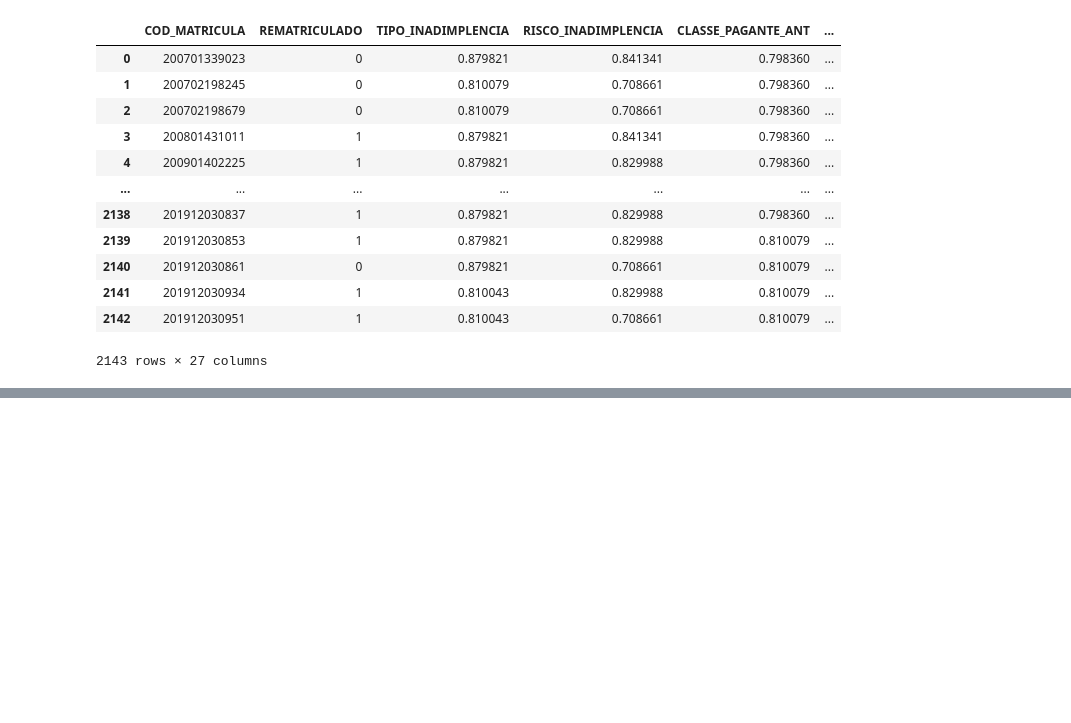
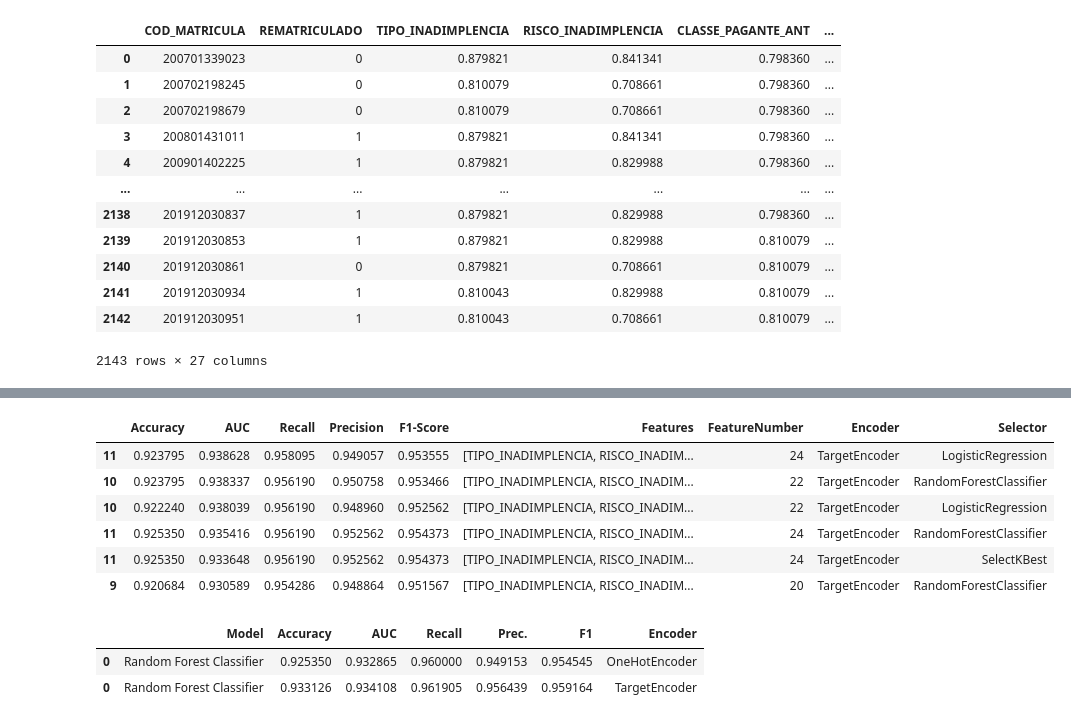
Before and after one commit to rmendesl/TCC, a Jupyter notebook: 04_CreateModelScikit_learn.ipynb, the cells around one changed output, grey strips where cells are left out. Saved outputs shown, nothing was run; the diff lists cells and outputs as text; code cells hidden in the pictures; blank space fills up the shorter version.

```diff
--- a/04_CreateModelScikit_learn.ipynb
+++ b/04_CreateModelScikit_learn.ipynb
@@ -221,0 +842,4 @@ df_renovacao_trg
+# %%
+# Cria um novo dataframe com o resultado do processo
+df1 = pd.DataFrame(list(zip(k_vs_acc, k_vs_auc, k_vs_recall, k_vs_precision, k_vs_f1, features_list,  k_numbers,  encoder, seletor)), columns = ['Accuracy', 'AUC', 'Recall', 'Precision', 'F1-Score', 'Features', 'FeatureNumber', 'Encoder', 'Selector'])
+df1.head()
@@ -221,0 +913,4 @@ df_renovacao_trg
+# %%
+# Cria um novo dataframe com o resultado do processo
+df2 = pd.DataFrame(list(zip(k_vs_acc, k_vs_auc, k_vs_recall, k_vs_precision, k_vs_f1, features_list,  k_numbers,  encoder, seletor)), columns = ['Accuracy', 'AUC', 'Recall', 'Precision', 'F1-Score', 'Features', 'FeatureNumber', 'Encoder', 'Selector'])
+df2.head()
@@ -221,0 +989,4 @@ df_renovacao_trg
+# %%
+# Cria um novo dataframe com o resultado do processo
+df3 = pd.DataFrame(list(zip(k_vs_acc, k_vs_auc, k_vs_recall, k_vs_precision, k_vs_f1, features_list,  k_numbers,  encoder, seletor)), columns = ['Accuracy', 'AUC', 'Recall', 'Precision', 'F1-Score', 'Features', 'FeatureNumber', 'Encoder', 'Selector'])
+df3.head()
@@ -221,0 +1020,4 @@ df_renovacao_trg
+# %%
+# Código para agregar os dataframes dos processos anteriores
+df_prediticion = pd.concat([df1,df2,df3], axis=0)
+df_prediticion.head()
@@ -221,0 +1031,12 @@ df_renovacao_trg
+# %%
+# Filtrando somente as 10 maiores métricas para análise
+df_filter = df_prediticion[(df_prediticion['AUC'] >= 0.93)]
+df_filter.sort_values('AUC',ascending=False).head(10)
+# %% [output]
+|  | Accuracy | AUC | Recall | Precision | F1-Score | Features | FeatureNumber | Encoder | Selector |
+| 11 | 0.923795 | 0.938628 | 0.958095 | 0.949057 | 0.953555 | [TIPO_INADIMPLENCIA, RISCO_INADIM... | 24 | TargetEncoder | LogisticRegression |
+| 10 | 0.923795 | 0.938337 | 0.956190 | 0.950758 | 0.953466 | [TIPO_INADIMPLENCIA, RISCO_INADIM... | 22 | TargetEncoder | RandomForestClassifier |
+| 10 | 0.922240 | 0.938039 | 0.956190 | 0.948960 | 0.952562 | [TIPO_INADIMPLENCIA, RISCO_INADIM... | 22 | TargetEncoder | LogisticRegression |
+| 11 | 0.925350 | 0.935416 | 0.956190 | 0.952562 | 0.954373 | [TIPO_INADIMPLENCIA, RISCO_INADIM... | 24 | TargetEncoder | RandomForestClassifier |
+| 11 | 0.925350 | 0.933648 | 0.956190 | 0.952562 | 0.954373 | [TIPO_INADIMPLENCIA, RISCO_INADIM... | 24 | TargetEncoder | SelectKBest |
+| 9 | 0.920684 | 0.930589 | 0.954286 | 0.948864 | 0.951567 | [TIPO_INADIMPLENCIA, RISCO_INADIM... | 20 | TargetEncoder | RandomForestClassifier |
@@ -221,0 +1046,7 @@ df_renovacao_trg
+# %%
+# Modelo Preliminar
+df_metrics_default
+# %% [output]
+|  | Model | Accuracy | AUC | Recall | Prec. | F1 | Encoder |
+| 0 | Random Forest Classifier | 0.925350 | 0.932865 | 0.960000 | 0.949153 | 0.954545 | OneHotEncoder |
+| 0 | Random Forest Classifier | 0.933126 | 0.934108 | 0.961905 | 0.956439 | 0.959164 | TargetEncoder |
```
Also changed, not shown: parts of 101 cells of this notebook.
